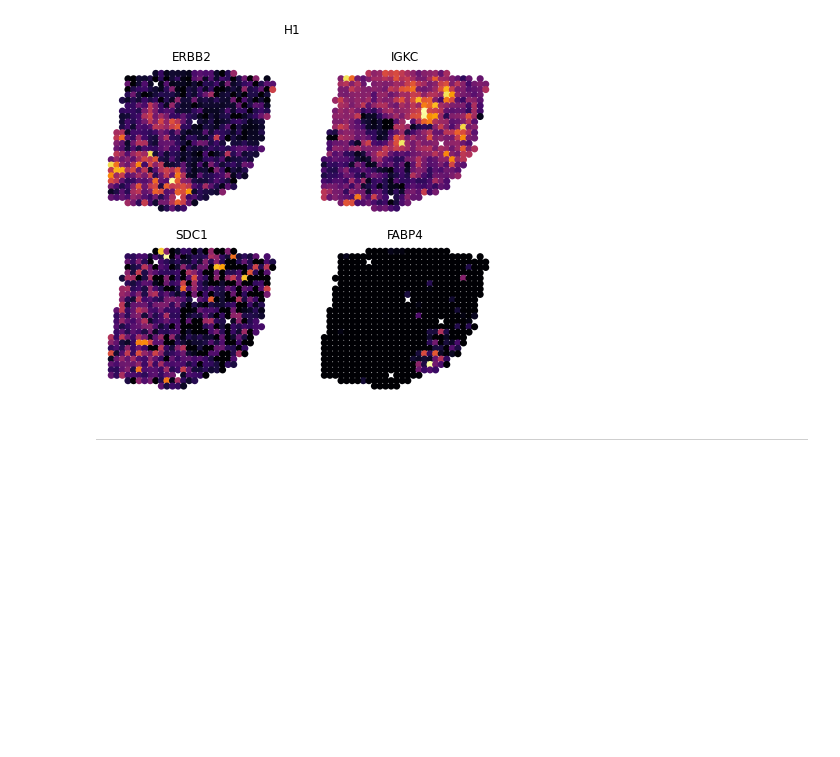
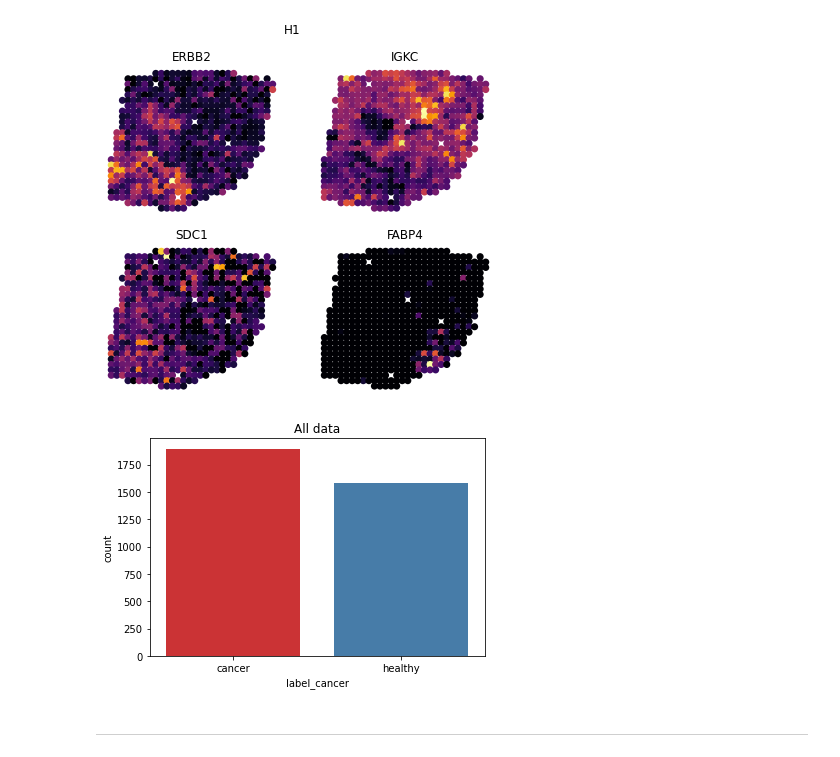
Before and after one commit to lfranzen/ml-course-project, a Jupyter notebook: scripts/prepare_data.ipynb, the cells around one changed output. Drawn from its saved outputs; the diff is of its cells as text; code cells hidden in the pictures; blank space fills up the shorter version.

Commit message:
Make more plots of data

```diff
--- a/scripts/prepare_data.ipynb
+++ b/scripts/prepare_data.ipynb
@@ -459,6 +459,13 @@ for k,gene in enumerate(genes_plot):
     ax[k].axis('off');
 # %% [output]
 [figure]
+# %%
+sns.set_palette("Set1")
+plt.clf()
+sns.countplot(x="label_cancer", data=df_all).set_title("All data")
+plt.show()
+# %% [output]
+[figure, added]
 # %% [markdown]
 ***
 # %% [markdown]
```
Also changed, not shown: parts of 2 cells of this notebook.
